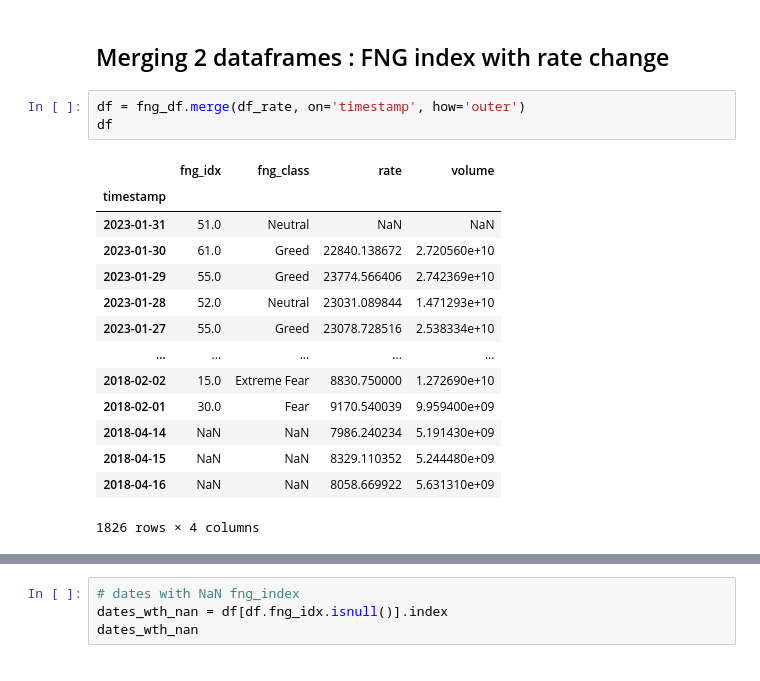
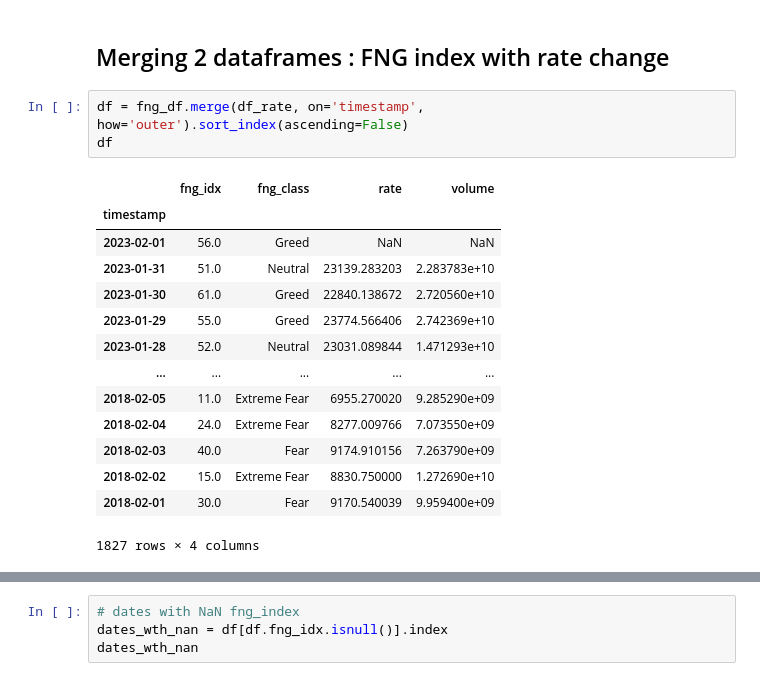
Before and after one commit to Ksyu22/crypto_prediction, a Jupyter notebook: notebooks/data.ipynb, the cells around one changed output, grey strips where cells are left out. Cells and saved outputs as stored; diff of their text form.

```diff
--- a/notebooks/data.ipynb
+++ b/notebooks/data.ipynb
@@ -414,20 +414,20 @@ df_rate.plot(y='rate', use_index=True, figsize=(16,8), title='Rate exchange BTC-
 # %% [markdown]
 ## Merging 2 dataframes : FNG index with rate change
 # %%
-df = fng_df.merge(df_rate, on='timestamp', how='outer')
+df = fng_df.merge(df_rate, on='timestamp', how='outer').sort_index(ascending=False)
 df
 # %% [output]
 |  | fng_idx | fng_class | rate | volume |
 | timestamp |  |  |  |  |
-| 2023-01-31 | 51.0 | Neutral | NaN | NaN |
+| 2023-02-01 | 56.0 | Greed | NaN | NaN |
+| 2023-01-31 | 51.0 | Neutral | 23139.283203 | 2.283783e+10 |
 | 2023-01-30 | 61.0 | Greed | 22840.138672 | 2.720560e+10 |
 | 2023-01-29 | 55.0 | Greed | 23774.566406 | 2.742369e+10 |
 | 2023-01-28 | 52.0 | Neutral | 23031.089844 | 1.471293e+10 |
-| 2023-01-27 | 55.0 | Greed | 23078.728516 | 2.538334e+10 |
 | ... | ... | ... | ... | ... |
+| 2018-02-05 | 11.0 | Extreme Fear | 6955.270020 | 9.285290e+09 |
+| 2018-02-04 | 24.0 | Extreme Fear | 8277.009766 | 7.073550e+09 |
+| 2018-02-03 | 40.0 | Fear | 9174.910156 | 7.263790e+09 |
 | 2018-02-02 | 15.0 | Extreme Fear | 8830.750000 | 1.272690e+10 |
 | 2018-02-01 | 30.0 | Fear | 9170.540039 | 9.959400e+09 |
-| 2018-04-14 | NaN | NaN | 7986.240234 | 5.191430e+09 |
-| 2018-04-15 | NaN | NaN | 8329.110352 | 5.244480e+09 |
-| 2018-04-16 | NaN | NaN | 8058.669922 | 5.631310e+09 |
-1826 rows × 4 columns
+1827 rows × 4 columns
```
Also changed, not shown: parts of 22 cells of this notebook.
